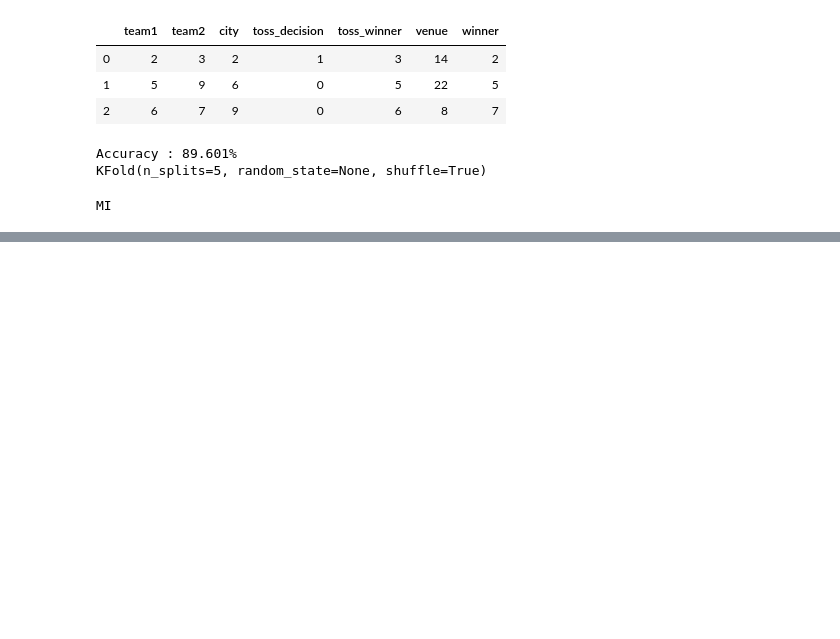
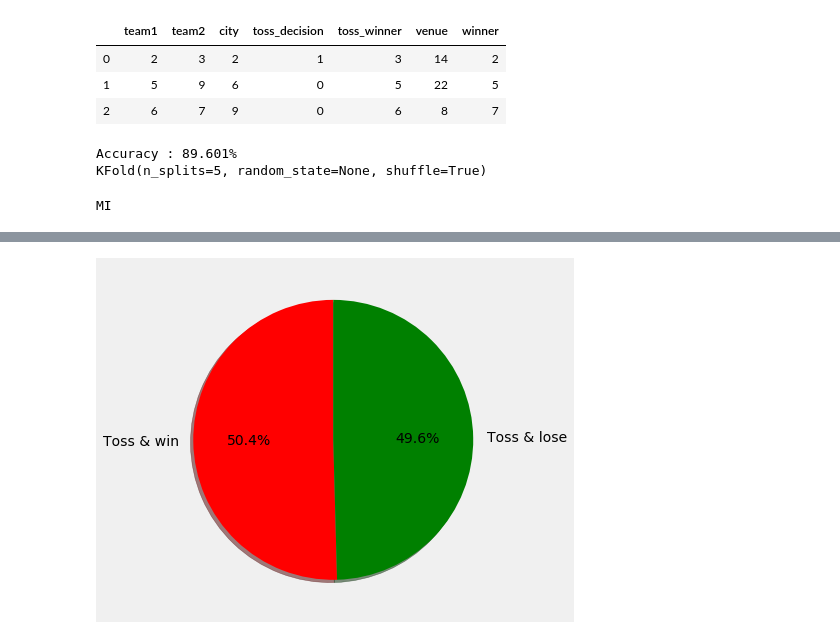
Before and after one commit to ychokhani7/Cricket_Match_Predictor, a Jupyter notebook: library/IPL.ipynb, the cells around one changed output, grey strips where cells are left out. Saved outputs shown, nothing was run; the diff lists cells and outputs as text; code cells hidden in the pictures; blank space fills up the shorter version.

Commit message:
Add files via upload
Checking weightage of features

```diff
--- a/library/IPL.ipynb
+++ b/library/IPL.ipynb
@@ -266,0 +291,16 @@ MI
+# %%
+#okay from the above prediction on features, we notice toss winner has least chances of winning matches
+#but does the current stats shows the same result
+#df.count --> 577 rows
+import matplotlib.pyplot as mlt
+mlt.style.use('fivethirtyeight')
+df_fil=df[df['toss_winner']==df['winner']]
+slices=[len(df_fil),(577-len(df_fil))]
+mlt.pie(slices,labels=['Toss & win','Toss & lose'],startangle=90,shadow=True,explode=(0,0),autopct='%1.1f%%',colors=['r','g'])
+fig = mlt.gcf()
+fig.set_size_inches(6,6)
+mlt.show()
+# Toss winning does not gaurantee a match win from analysis of current stats and thus
+#prediction feature gives less weightage to that
+# %% [output]
+[figure, added]
```
Also changed, not shown: parts of 2 cells of this notebook.
